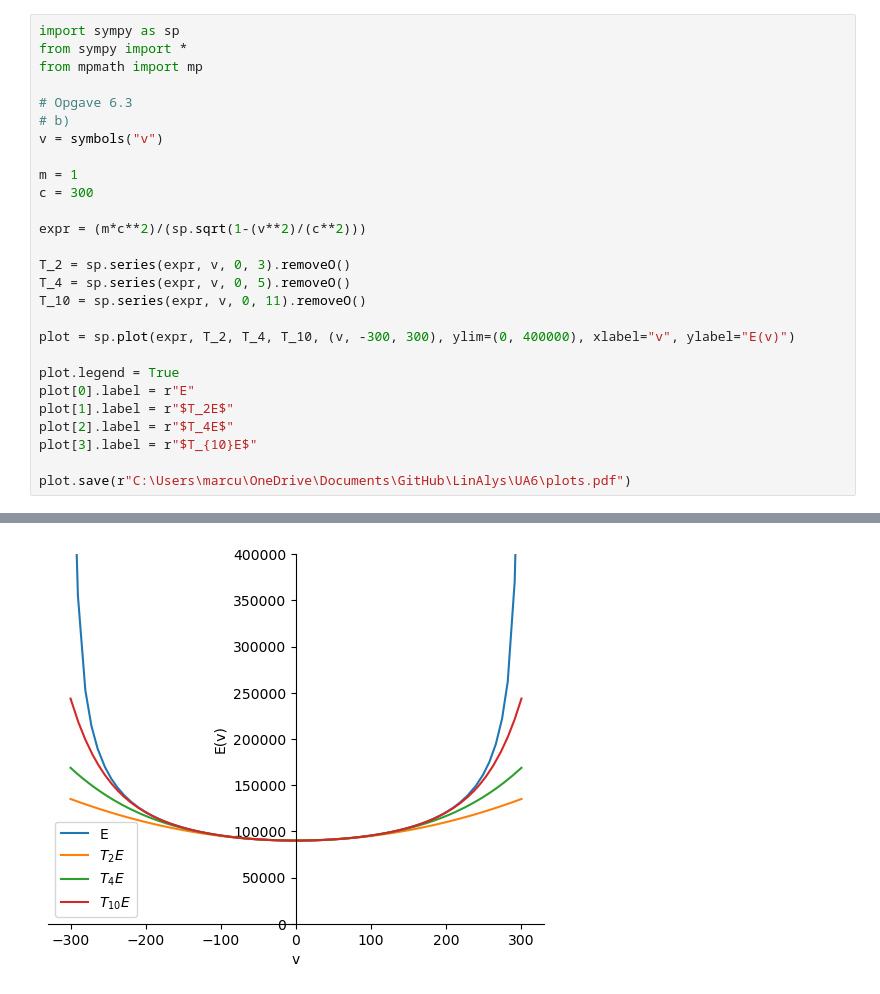
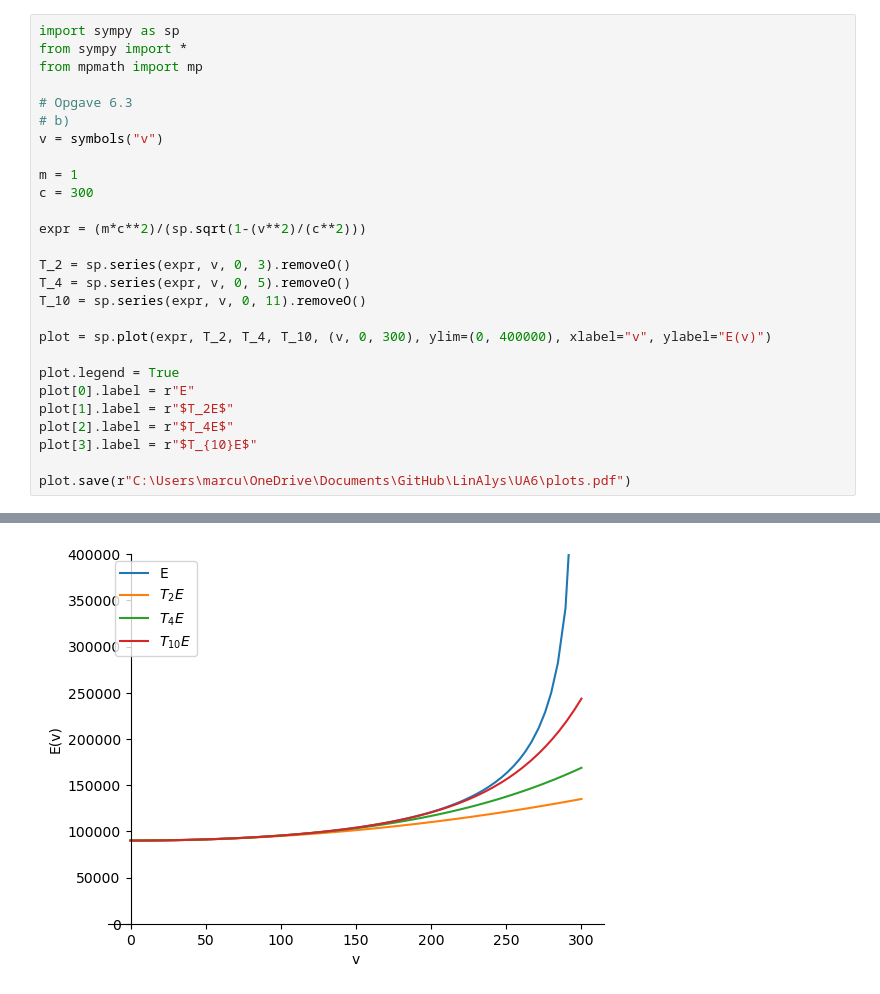
Before and after one commit to Focus9752/LinAlys, a Jupyter notebook: UA6/Afl6.ipynb, the cells around one changed output, grey strips where cells are left out. Saved outputs shown, nothing was run; the diff lists cells and outputs as text.

```diff
--- a/UA6/Afl6.ipynb
+++ b/UA6/Afl6.ipynb
@@ -16,7 +16,7 @@ T_2 = sp.series(expr, v, 0, 3).removeO()
 T_4 = sp.series(expr, v, 0, 5).removeO()
 T_10 = sp.series(expr, v, 0, 11).removeO()
 
-plot = sp.plot(expr, T_2, T_4, T_10, (v, -300, 300), ylim=(0, 400000), xlabel="v", ylabel="E(v)")
+plot = sp.plot(expr, T_2, T_4, T_10, (v, 0, 300), ylim=(0, 400000), xlabel="v", ylabel="E(v)")
 
 plot.legend = True
 plot[0].label = r"E"
@@ -30 +30 @@ plot.save(r"C:\Users\marcu\OneDrive\Documents\GitHub\LinAlys\UA6\plots.pdf")
-[figure, old version]
+[figure, new version]
```
Also changed, not shown: parts of 1 cell of this notebook, 1 other file.
